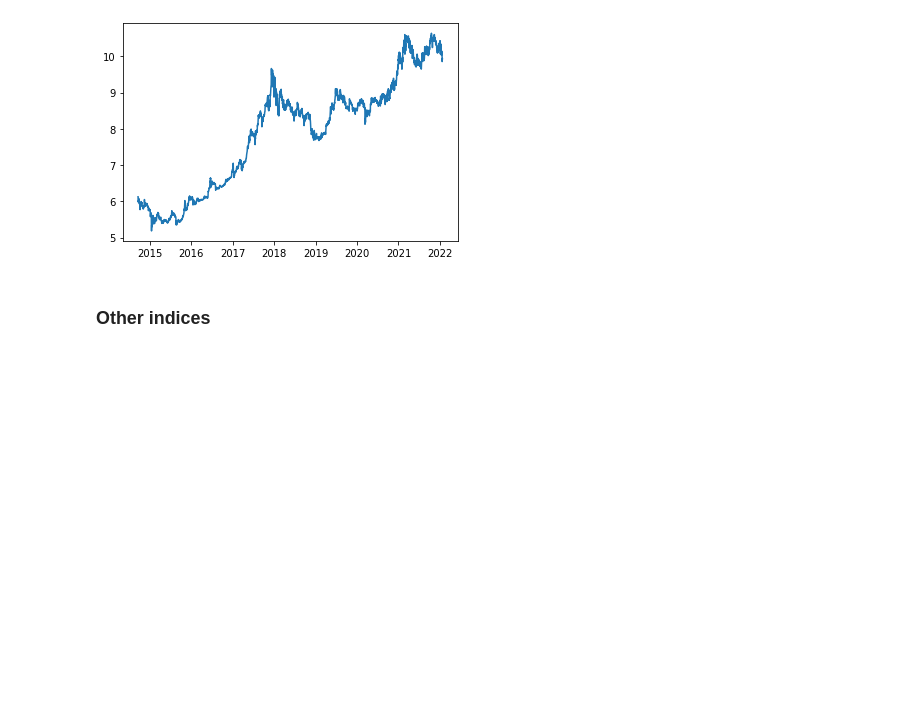
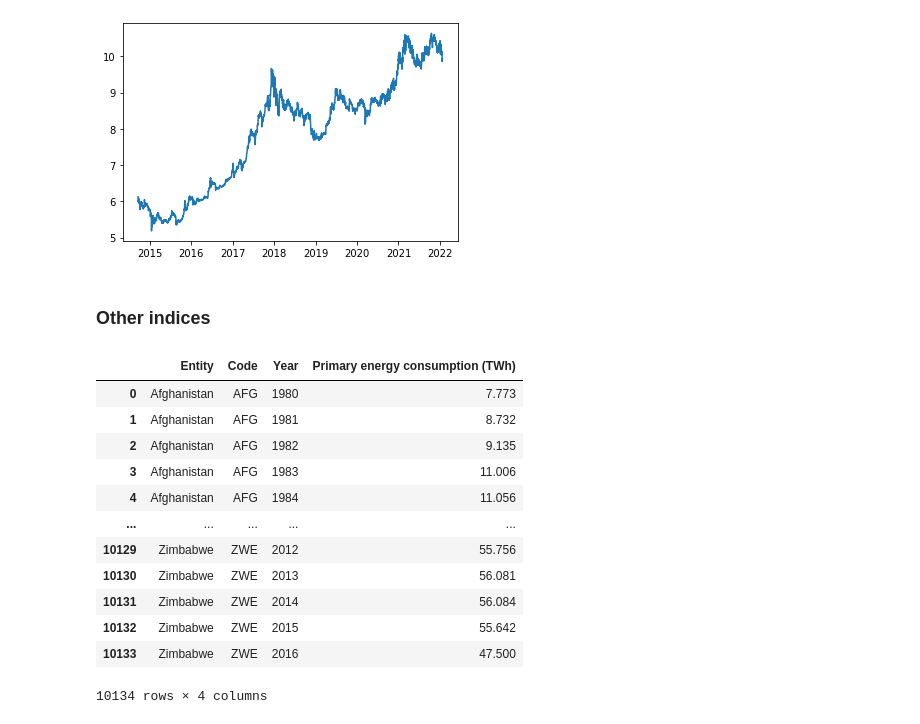
Before and after one commit to bang-a-coder/crypto-wrangling, a Jupyter notebook: crypto.ipynb, the cells around one changed output. Drawn from its saved outputs; the diff is of its cells as text; code cells hidden in the pictures; blank space fills up the shorter version.

Commit message:
ghg and nrg consumption in europe sourced

```diff
--- a/crypto.ipynb
+++ b/crypto.ipynb
@@ -76,3 +61,7 @@ df_airQ = pd.read_csv('datasets/DP_LIVE_05022022011407397.csv')
+# %%
+#Get energy conspumption in Europe in kWh
+#source https://ourworldindata.org/grapher/primary-energy-cons?tab=chart&time=2000..latest&country=~Europe
+df_nrg = pd.read_csv('datasets/primary-energy-cons.csv')
 # %% [markdown]
 # Preprocessing
 # %% [markdown]
@@ -194,0 +192,16 @@ df_nicolas.rename(columns={'title': 'no. of movies'}, inplace=True) #change name
+# %%
+df_nrg
+# %% [output]
+|  | Entity | Code | Year | Primary energy consumption (TWh) |
+| 0 | Afghanistan | AFG | 1980 | 7.773 |
+| 1 | Afghanistan | AFG | 1981 | 8.732 |
+| 2 | Afghanistan | AFG | 1982 | 9.135 |
+| 3 | Afghanistan | AFG | 1983 | 11.006 |
+| 4 | Afghanistan | AFG | 1984 | 11.056 |
+| ... | ... | ... | ... | ... |
+| 10129 | Zimbabwe | ZWE | 2012 | 55.756 |
+| 10130 | Zimbabwe | ZWE | 2013 | 56.081 |
+| 10131 | Zimbabwe | ZWE | 2014 | 56.084 |
+| 10132 | Zimbabwe | ZWE | 2015 | 55.642 |
+| 10133 | Zimbabwe | ZWE | 2016 | 47.500 |
+10134 rows × 4 columns
```
Also changed, not shown: parts of 5 cells of this notebook, 4 other files.
